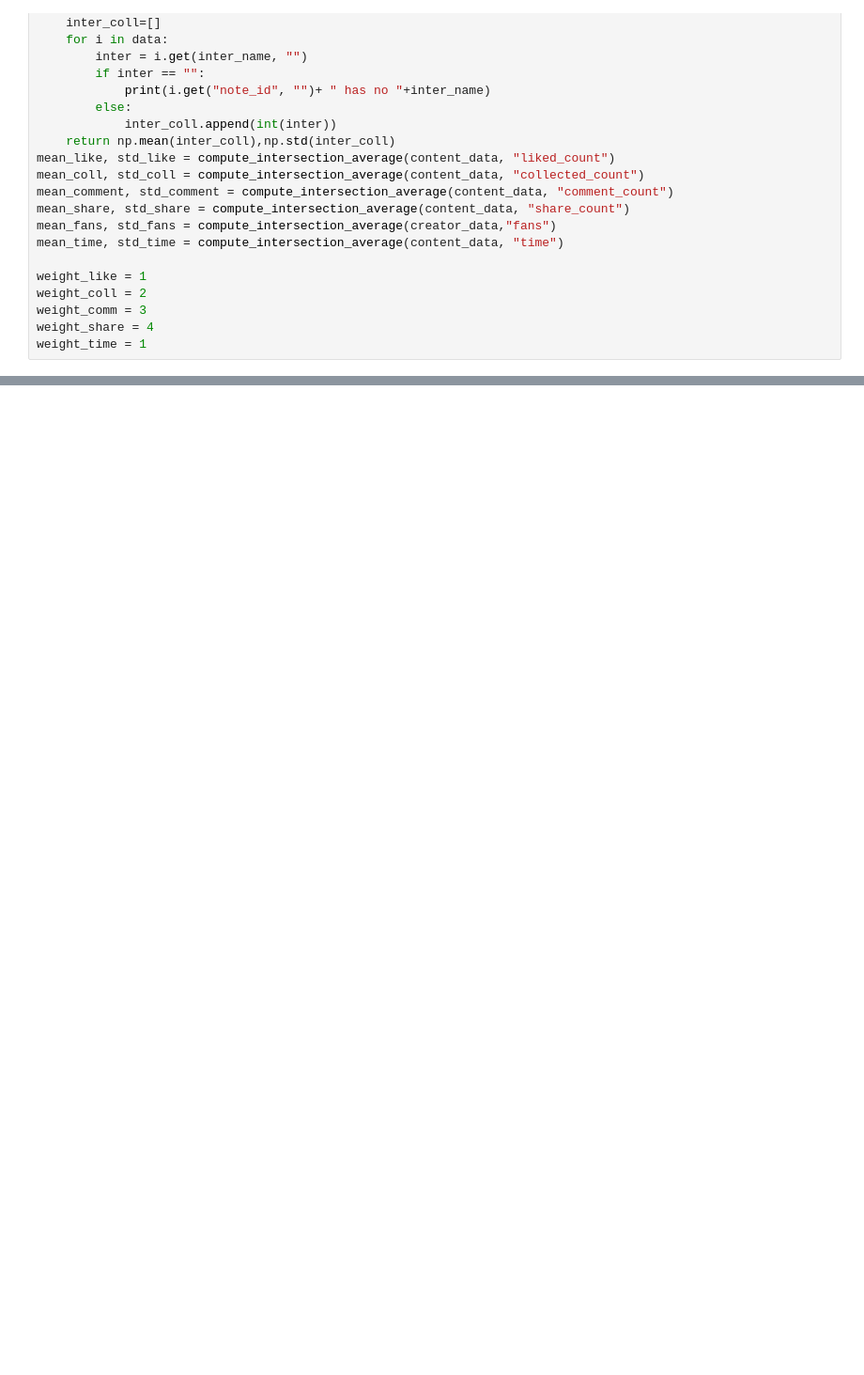
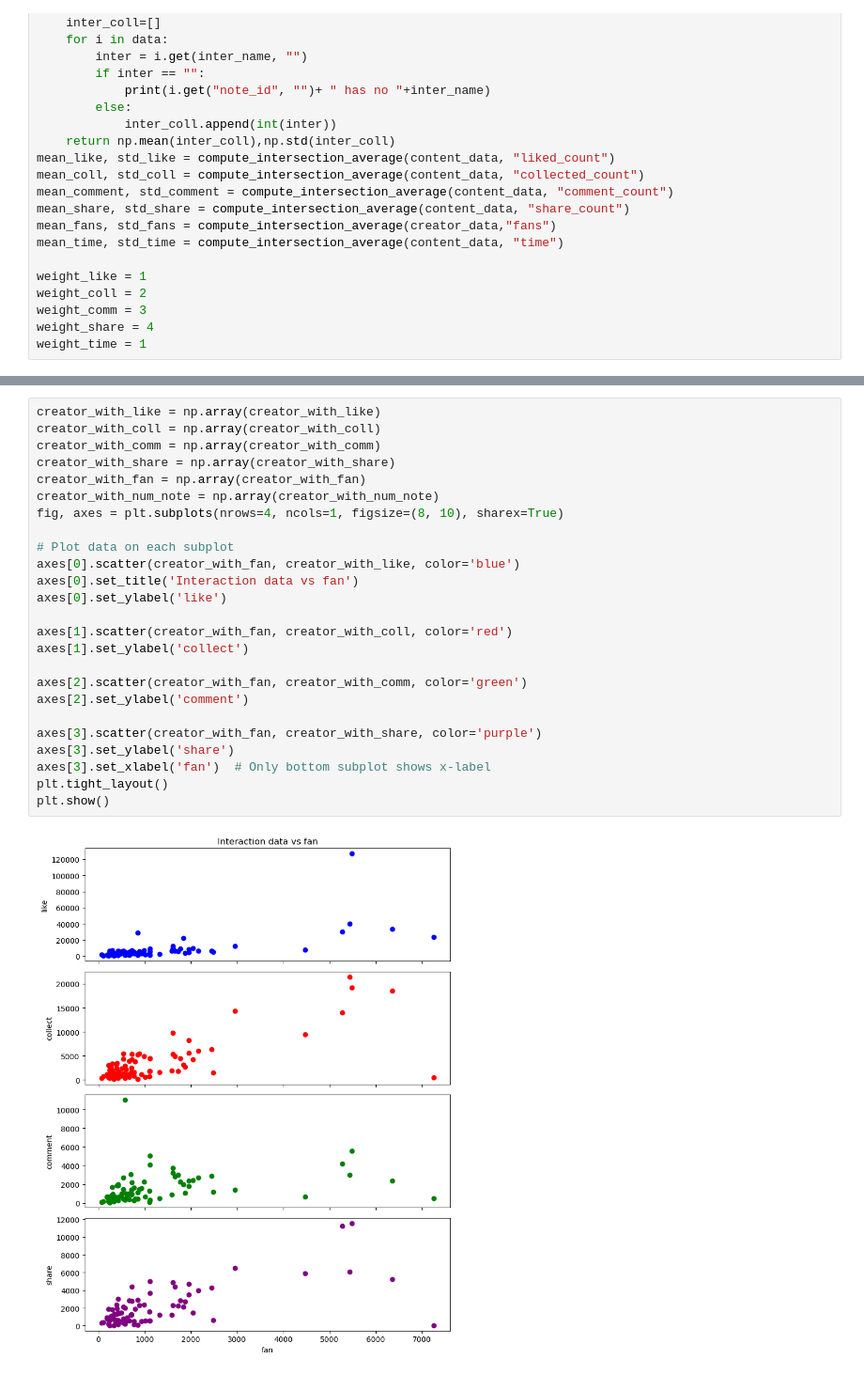
Before and after one commit to mengyeliu/MeetFresh_KOC, a Jupyter notebook: analysis.ipynb, the cells around one changed output, grey strips where cells are left out. Shown at 94% size. Saved outputs shown, nothing was run; the diff lists cells and outputs as text; blank space fills up the shorter version.

```diff
--- a/analysis.ipynb
+++ b/analysis.ipynb
@@ -63,0 +85,27 @@ plt.show()
+# %%
+creator_with_like = np.array(creator_with_like)
+creator_with_coll = np.array(creator_with_coll)
+creator_with_comm = np.array(creator_with_comm)
+creator_with_share = np.array(creator_with_share)
+creator_with_fan = np.array(creator_with_fan)
+creator_with_num_note = np.array(creator_with_num_note)
+fig, axes = plt.subplots(nrows=4, ncols=1, figsize=(8, 10), sharex=True)
+
+# Plot data on each subplot
+axes[0].scatter(creator_with_fan, creator_with_like, color='blue')
+axes[0].set_title('Interaction data vs fan')
+axes[0].set_ylabel('like')
+
+axes[1].scatter(creator_with_fan, creator_with_coll, color='red')
+axes[1].set_ylabel('collect')
+
+axes[2].scatter(creator_with_fan, creator_with_comm, color='green')
+axes[2].set_ylabel('comment')
+
+axes[3].scatter(creator_with_fan, creator_with_share, color='purple')
+axes[3].set_ylabel('share')
+axes[3].set_xlabel('fan')  # Only bottom subplot shows x-label
+plt.tight_layout()
+plt.show()
+# %% [output]
+[figure, added]
```
Also changed, not shown: parts of 3 cells of this notebook, 1 other file.
